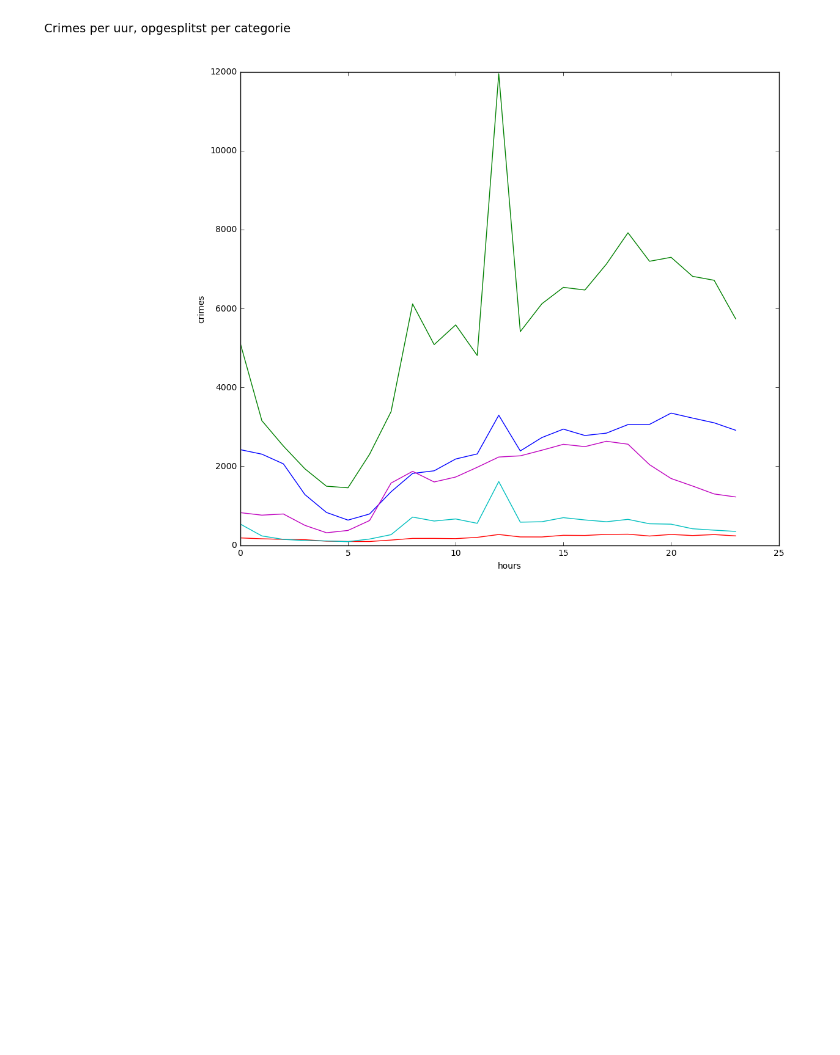
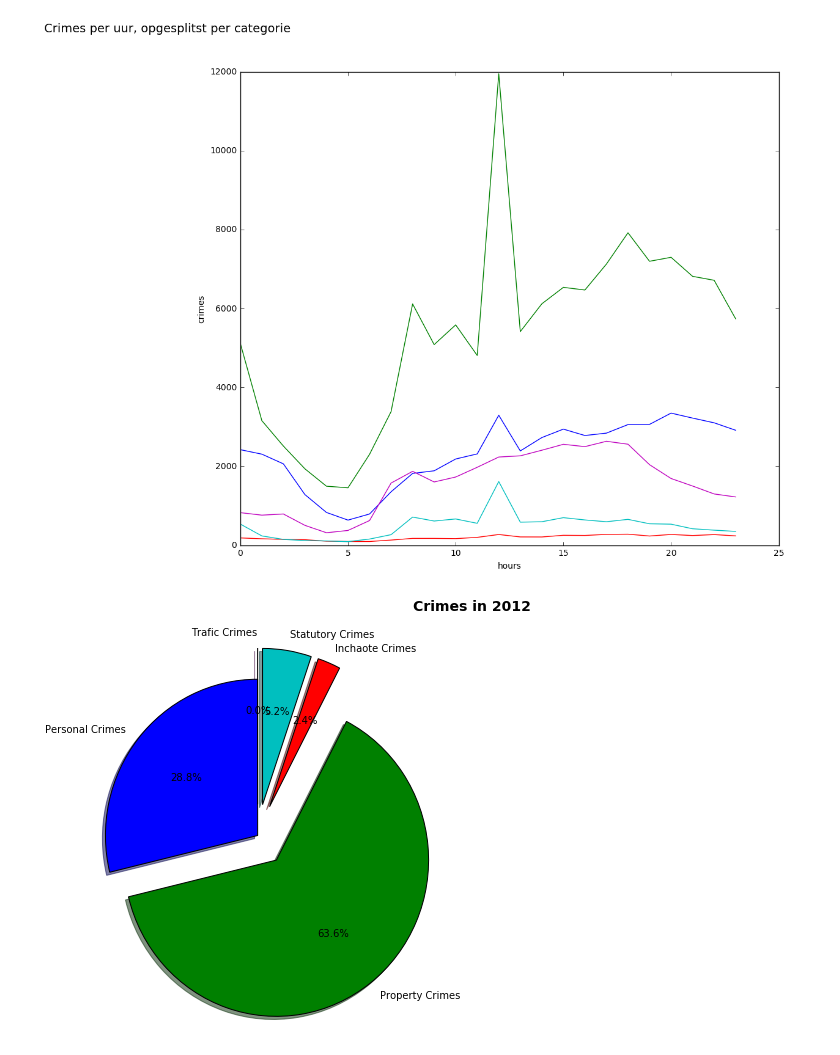
Before and after one commit to Djeffl/CrimesLADataset, a Jupyter notebook: Crimes.ipynb, the cells around one changed output. Cells and saved outputs as stored; diff of their text form; code cells hidden in the pictures; blank space fills up the shorter version.

Commit message:
invoegen pie chart

```diff
--- a/Crimes.ipynb
+++ b/Crimes.ipynb
@@ -185,6 +185,36 @@ plt.plot(trafficCrimes_time)
 # %% [output]
 [<matplotlib.lines.Line2D at 0x...>]
 [figure]
+# %%
+from pyspark.mllib.stat import Statistics
+%matplotlib inline
+
+person_crimes_data = key_crimes_data.filter(lambda x: x[0]=="personCrimes")
+property_crimes_data = key_crimes_data.filter(lambda x: x[0]=="propertyCrimes")
+inchaote_crimes_data = key_crimes_data.filter(lambda x: x[0]=="inchoateCrimes")
+statutory_crimes_data = key_crimes_data.filter(lambda x: x[0]=="statutoryCrimes")
+trafic_crimes_data = key_crimes_data.filter(lambda x: x[0]=="traficCrimes")
+
+
+
+# http://karthik.github.io/2014-02-18-UTS/lessons/thw-matplotlib/tutorial.html
+person_crimes_count = person_crimes_data.count()
+property_crimes_count = property_crimes_data.count()
+inchaote_crimes_count = inchaote_crimes_data.count()
+statutory_crimes_count = statutory_crimes_data.count()
+trafic_crimes_count = trafic_crimes_data.count()
+
+labels = ['Personal Crimes', 'Property Crimes', 'Inchaote Crimes', 'Statutory Crimes', 'Trafic Crimes']
+fracs = [person_crimes_count,property_crimes_count,inchaote_crimes_count,statutory_crimes_count, trafic_crimes_count]
+explode = (0, 0.2, 0.2, 0.2, 0.2)
+
+fig = plt.figure(figsize=(15, 7))
+fig.suptitle('Crimes in 2012', fontsize=14, fontweight='bold')
+ax1 = fig.add_subplot(121)
+ax1.pie(fracs, explode=explode, labels=labels, autopct='%1.1f%%', shadow=True, startangle=90)
+pass
+# %% [output]
+[figure, added]
 # %%
 crimes = ["personCrimes", "propertyCrimes", "inchoateCrimes", "statutoryCrimes", "trafficCrimes"]
 
```
Also changed, not shown: parts of 1 cell of this notebook.
